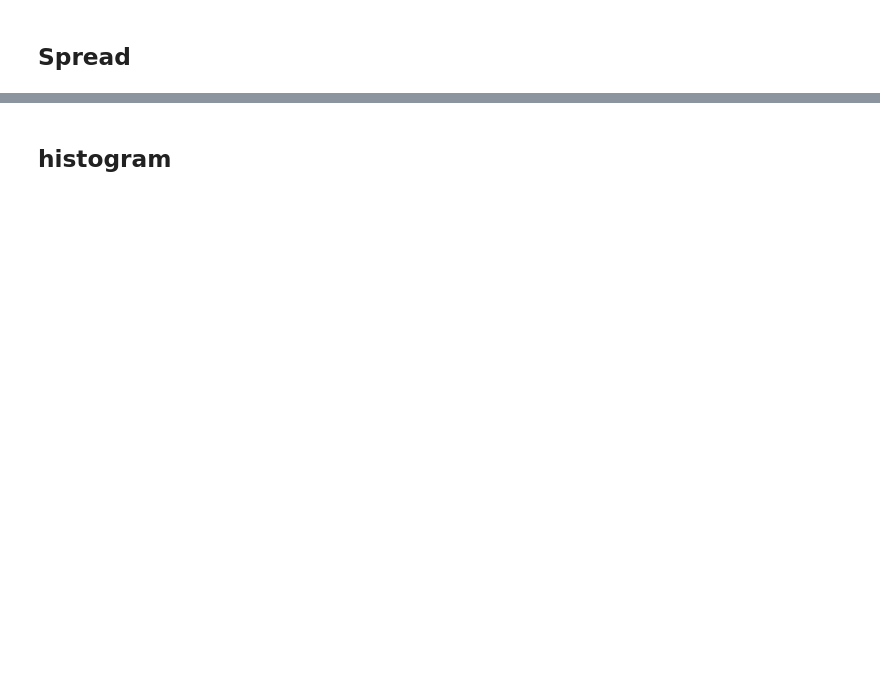
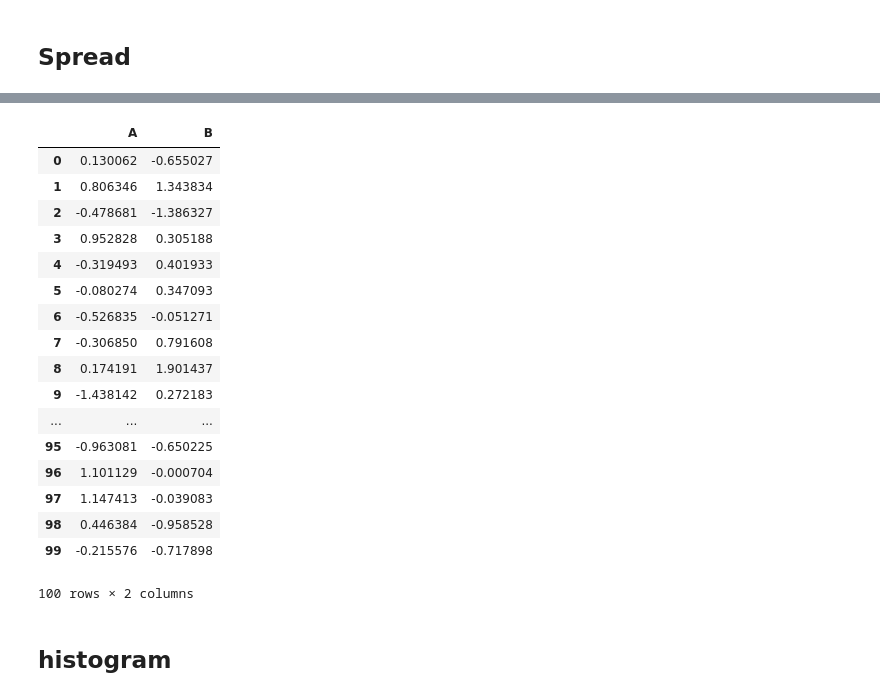
Before and after one commit to reneang17/python-data-science-and-machine-learning-bootcamp-jose-portilla, a Jupyter notebook: 08-Plotly-and-Cufflinks/Plotly and Cufflinks.ipynb, the cells around one changed output, grey strips where cells are left out. Drawn from its saved outputs; the diff is of its cells as text; code cells hidden in the pictures; blank space fills up the shorter version.

```diff
--- a/08-Plotly-and-Cufflinks/Plotly and Cufflinks.ipynb
+++ b/08-Plotly-and-Cufflinks/Plotly and Cufflinks.ipynb
@@ -107,6 +105,27 @@ df3.iplot(kind='surface',colorscale='rdylbu')
 df[['A','B']].iplot(kind='spread')
 # %% [output]
 [interactive output not drawn]
+# %%
+df[['A','B']]
+# %% [output]
+|  | A | B |
+| 0 | 0.130062 | -0.655027 |
+| 1 | 0.806346 | 1.343834 |
+| 2 | -0.478681 | -1.386327 |
+| 3 | 0.952828 | 0.305188 |
+| 4 | -0.319493 | 0.401933 |
+| 5 | -0.080274 | 0.347093 |
+| 6 | -0.526835 | -0.051271 |
+| 7 | -0.306850 | 0.791608 |
+| 8 | 0.174191 | 1.901437 |
+| 9 | -1.438142 | 0.272183 |
+| ... | ... | ... |
+| 95 | -0.963081 | -0.650225 |
+| 96 | 1.101129 | -0.000704 |
+| 97 | 1.147413 | -0.039083 |
+| 98 | 0.446384 | -0.958528 |
+| 99 | -0.215576 | -0.717898 |
+100 rows × 2 columns
 # %% [markdown]
 ## histogram
 # %%
```
Also changed, not shown: parts of 3 cells of this notebook, 4 other files.
